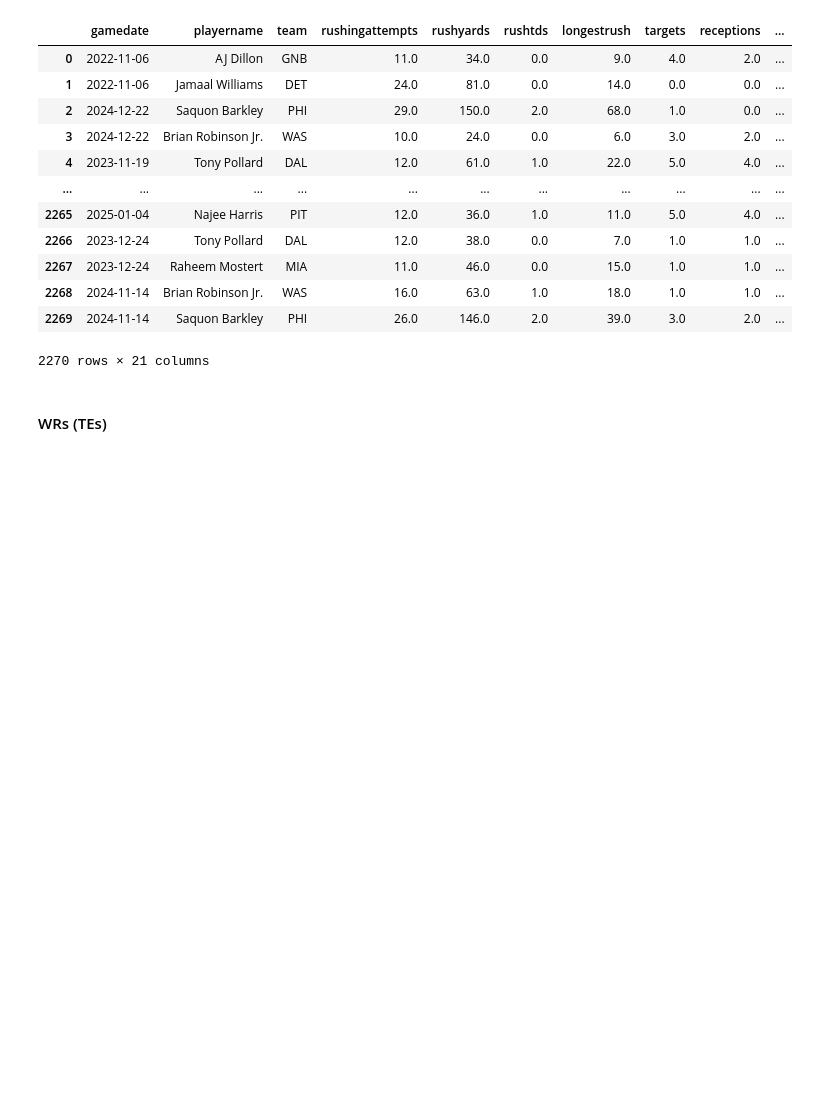
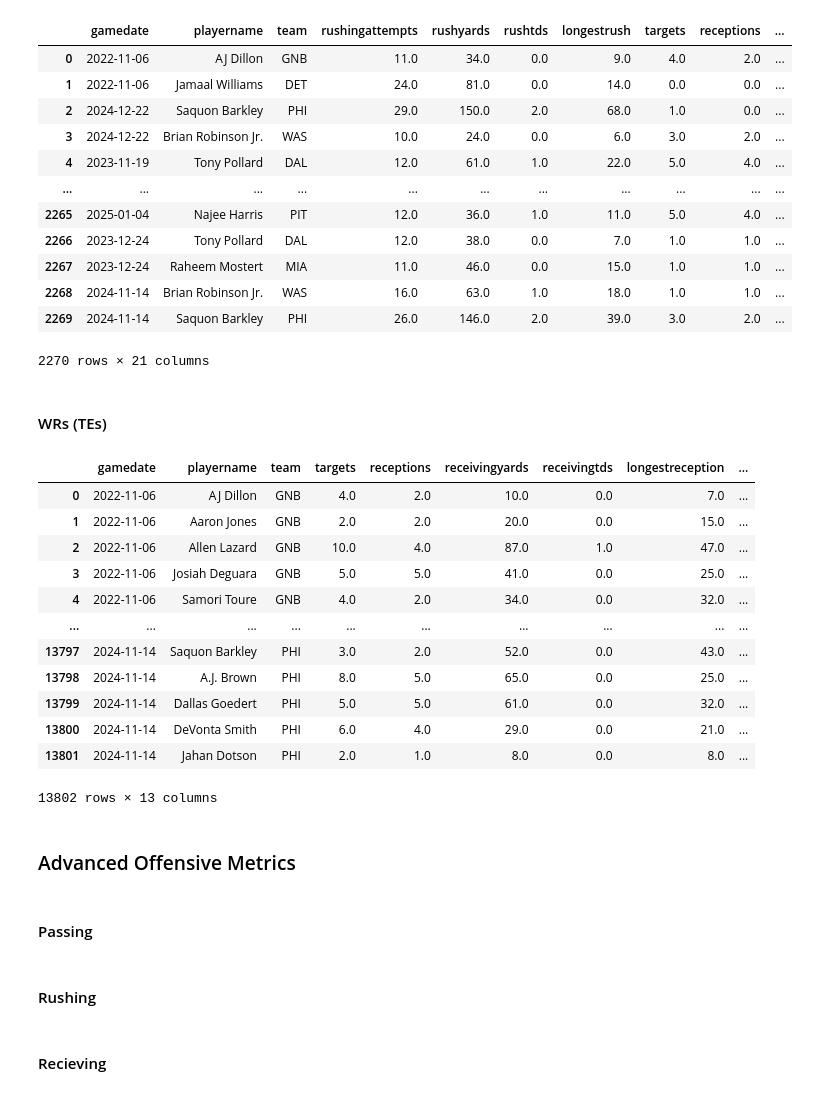
Before and after one commit to CamSmithers/NFL, a Jupyter notebook: Data Cleaning.ipynb, the cells around one changed output. Saved outputs shown, nothing was run; the diff lists cells and outputs as text; code cells hidden in the pictures; blank space fills up the shorter version.

```diff
--- a/Data Cleaning.ipynb
+++ b/Data Cleaning.ipynb
@@ -479,3 +484,43 @@ rb_stats_b2g
 2270 rows × 21 columns
 # %% [markdown]
 #### WRs (TEs)
+# %%
+wrs = pd.read_csv('wrs.csv')
+
+wrs = wrs.drop(columns={
+    'Unnamed: 0','completions','passattempts','passingyards','interceptions','sackstaken','yardslostbysack',
+    'longestcompletion','passrating','rushingattempts','rushyards','rushtds','longestrush','fumbles',
+    'fumbleslost','dayofweek','completionpct','td2int','yardsperrush','passingtds'})
+
+avg_wr_stats = wrs.groupby('playername').agg({
+    'targets':'mean', 'longestreception':'mean',
+    'receptions':'mean', 'receivingyards':'mean',
+    'receivingtds':'mean'}).round(1)
+
+avg_wr_stats = avg_wr_stats.add_suffix('_avg')
+
+wr_stats_b2g = pd.merge(left=wrs, right=avg_wr_stats, left_on='playername', right_on='playername', how='left')
+
+col_2_move = wr_stats_b2g.pop('gamedate')
+
+wr_stats_b2g.insert(0, 'gamedate', col_2_move)
+# %%
+wr_stats_b2g
+# %% [output]
+|  | gamedate | playername | team | targets | receptions | receivingyards | receivingtds | longestreception | ... |
+| 0 | 2022-11-06 | AJ Dillon | GNB | 4.0 | 2.0 | 10.0 | 0.0 | 7.0 | ... |
+| 1 | 2022-11-06 | Aaron Jones | GNB | 2.0 | 2.0 | 20.0 | 0.0 | 15.0 | ... |
+| 2 | 2022-11-06 | Allen Lazard | GNB | 10.0 | 4.0 | 87.0 | 1.0 | 47.0 | ... |
+| 3 | 2022-11-06 | Josiah Deguara | GNB | 5.0 | 5.0 | 41.0 | 0.0 | 25.0 | ... |
+| 4 | 2022-11-06 | Samori Toure | GNB | 4.0 | 2.0 | 34.0 | 0.0 | 32.0 | ... |
+| ... | ... | ... | ... | ... | ... | ... | ... | ... | ... |
+| 13797 | 2024-11-14 | Saquon Barkley | PHI | 3.0 | 2.0 | 52.0 | 0.0 | 43.0 | ... |
+| 13798 | 2024-11-14 | A.J. Brown | PHI | 8.0 | 5.0 | 65.0 | 0.0 | 25.0 | ... |
+| 13799 | 2024-11-14 | Dallas Goedert | PHI | 5.0 | 5.0 | 61.0 | 0.0 | 32.0 | ... |
+| 13800 | 2024-11-14 | DeVonta Smith | PHI | 6.0 | 4.0 | 29.0 | 0.0 | 21.0 | ... |
+| 13801 | 2024-11-14 | Jahan Dotson | PHI | 2.0 | 1.0 | 8.0 | 0.0 | 8.0 | ... |
+13802 rows × 13 columns
+# %% [markdown]
+### Advanced Offensive Metrics
+# %% [markdown]
+#### Passing
@@ -481,0 +553,2 @@ rb_stats_b2g
+# %% [markdown]
+#### Rushing
@@ -481,0 +575,2 @@ rb_stats_b2g
+# %% [markdown]
+#### Recieving
```
Also changed, not shown: parts of 13 cells of this notebook, 2 other files.
